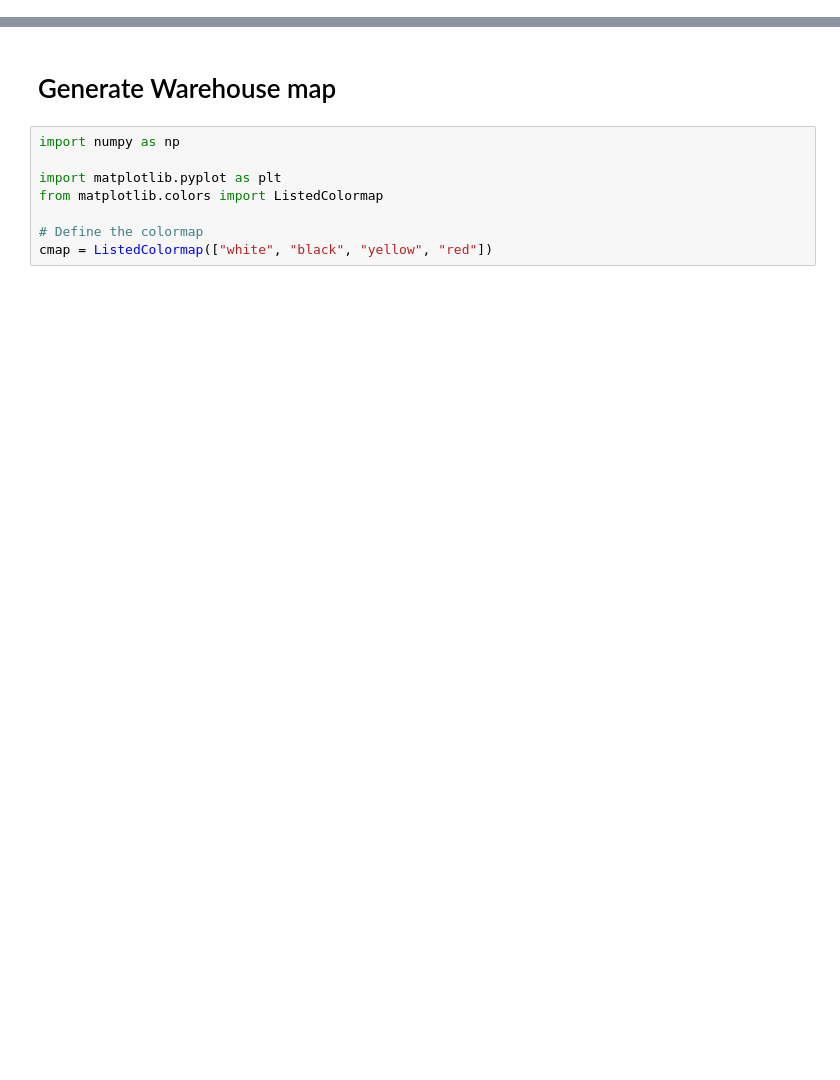
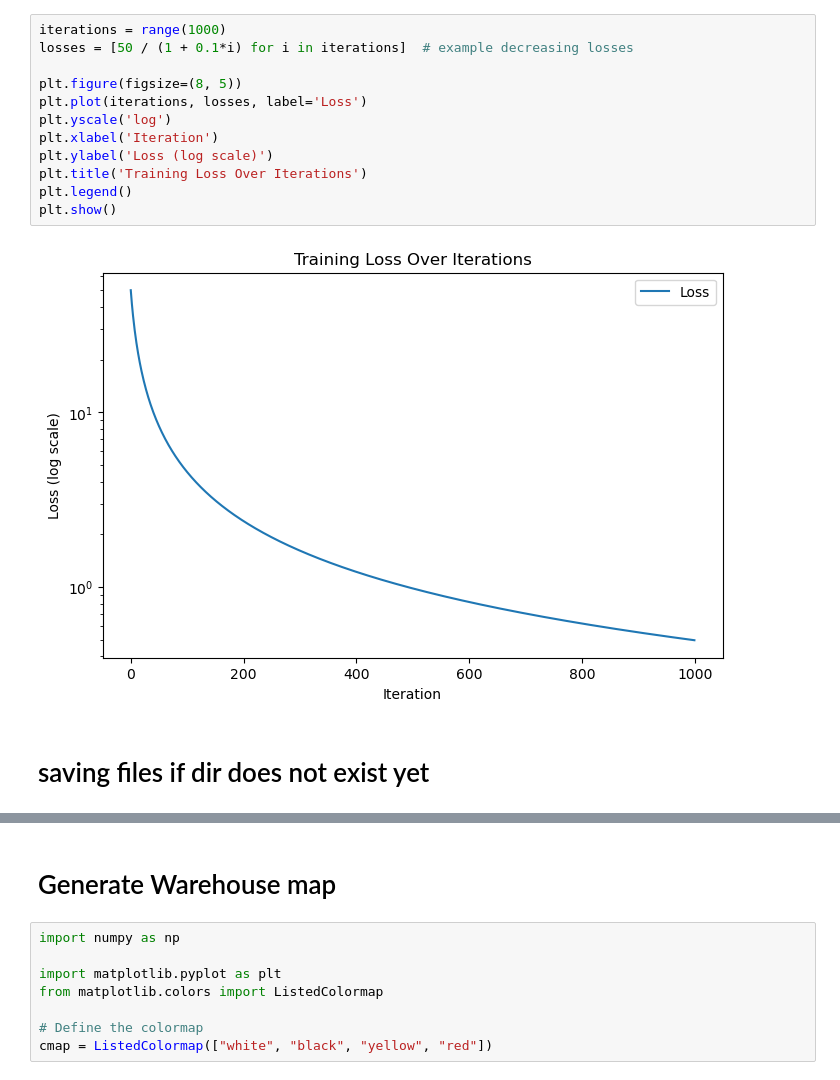
Before and after one commit to ervsam/congenial-lamp, a Jupyter notebook: DELETE.ipynb, the cells around one changed output, grey strips where cells are left out. Drawn from its saved outputs; the diff is of its cells as text; blank space fills up the shorter version.

```diff
--- a/DELETE.ipynb
+++ b/DELETE.ipynb
@@ -0,0 +19,16 @@
+# %%
+iterations = range(1000)
+losses = [50 / (1 + 0.1*i) for i in iterations]  # example decreasing losses
+
+plt.figure(figsize=(8, 5))
+plt.plot(iterations, losses, label='Loss')
+plt.yscale('log')
+plt.xlabel('Iteration')
+plt.ylabel('Loss (log scale)')
+plt.title('Training Loss Over Iterations')
+plt.legend()
+plt.show()
+# %% [output]
+[figure, added]
+# %% [markdown]
+# saving files if dir does not exist yet
```
Also changed, not shown: parts of 6 cells of this notebook, 23 other files.
